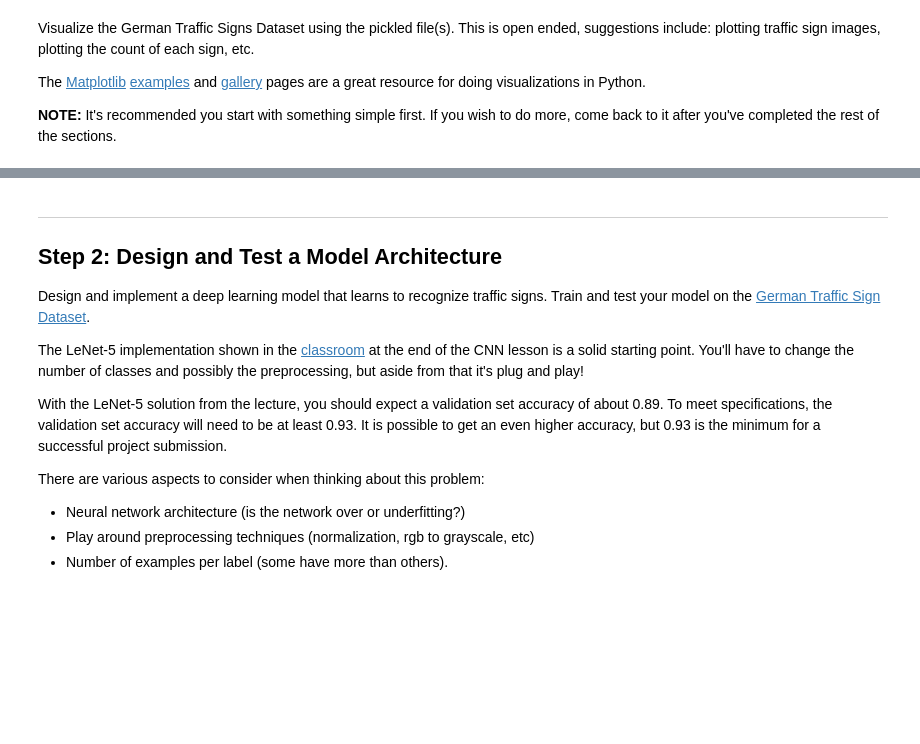
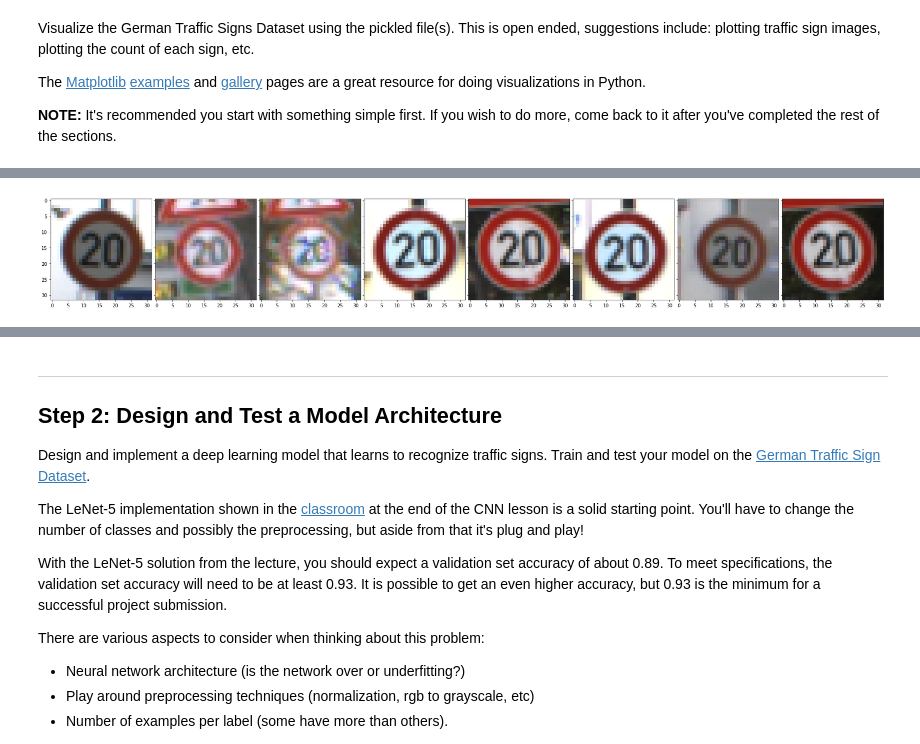
Before and after one commit to alexvonduar/CarND-Traffic-Sign-Classifier-Project, a Jupyter notebook: Traffic_Sign_Classifier.ipynb, the cells around one changed output, grey strips where cells are left out. Saved outputs shown, nothing was run; the diff lists cells and outputs as text; code cells hidden in the pictures; blank space fills up the shorter version.

```diff
--- a/Traffic_Sign_Classifier.ipynb
+++ b/Traffic_Sign_Classifier.ipynb
@@ -57,6 +57,7 @@ Complete the basic data summary below. Use python, numpy and/or pandas methods t
 # %%
 ### Replace each question mark with the appropriate value.
 ### Use python, pandas or numpy methods rather than hard coding the results
+import numpy as np
 
 # TODO: Number of training examples
 n_train = len(X_train)
@@ -69,7 +70,7 @@ image_shape = X_train[0].shape
 image_depth = image_shape[2]
 
 # TODO: How many unique classes/labels there are in the dataset.
-n_classes = 43
+n_classes = np.unique(y_train).shape[0]
 
 print("Number of training examples =", n_train)
 print("Number of testing examples =", n_test)
@@ -90,20 +91,3 @@ Visualize the German Traffic Signs Dataset using the pickled file(s). This is op
 The [Matplotlib](http://matplotlib.org/) [examples](http://matplotlib.org/examples/index.html) and [gallery](http://matplotlib.org/gallery.html) pages are a great resource for doing visualizations in Python.
 
 **NOTE:** It's recommended you start with something simple first. If you wish to do more, come back to it after you've completed the rest of the sections.
-# %%
-### Data exploration visualization code goes here.
-### Feel free to use as many code cells as needed.
-import random
-import numpy as np
-import matplotlib.pyplot as plt
-# Visualizations will be shown in the notebook.
-%matplotlib inline
-
-def show_image(images, index):
-    image = images[index].squeeze()
-    plt.figure(figsize=(1,1))
-    plt.imshow(image)
-    print(y_train[index])
-
-index = random.randint(0, len(X_train))
-image = show_image(X_train, index)
@@ -112,0 +94,64 @@ image = show_image(X_train, index)
+# %%
+### Data exploration visualization code goes here.
+### Feel free to use as many code cells as needed.
+import random
+import numpy as np
+import matplotlib.pyplot as plt
+import pandas as pd
+from sklearn.utils import shuffle
+from mpl_toolkits.axes_grid1 import ImageGrid
+
+
+# Visualizations will be shown in the notebook.
+%matplotlib inline
+
+def show_image(images, index):
+    image = images[index].squeeze()
+    print("min ", np.amin(image[:,:,0]), np.amax(image[:,:,0]))
+    plt.figure(figsize=(1,1))
+    plt.imshow(image)
+    print(y_train[index])
+
+#index = random.randint(0, len(X_train))
+#print("index ", index)
+#index = 24752
+#image = show_image(X_train, index)
+
+traffic_labels = pd.read_csv('signnames.csv', sep=',')
+
+def trafficSignName(num):
+    return traffic_labels[traffic_labels['ClassId']==num]['SignName'][num]
+
+for i in range(n_classes):
+    n = np.count_nonzero(y_train == i)
+    condlist = [y_train == i]
+    choicelist = [range(n_train)]
+    l = np.where(y_train == i)
+    l = shuffle(l[0])
+    print("label[ ", i, "]:", n, " name: ", trafficSignName(i))
+    #print("list ", l)
+    num = 8
+    fig = plt.figure(1, (32., 32.))
+    grid = ImageGrid(fig, 111,  # similar to subplot(111)
+                 nrows_ncols=(1, num),  # creates 2x2 grid of axes
+                 axes_pad=0.1,  # pad between axes in inch.
+                 )
+    for j in range(num):
+        im = X_train[l[j]]
+        grid[j].imshow(im)
+    plt.show()
+
+fig, ax = plt.subplots()
+
+# the histogram of the data
+n, bins, patches = ax.hist(y_train, n_classes)
+
+# add a 'best fit' line
+ax.set_xlabel('Label Id')
+ax.set_ylabel('Number of Images')
+ax.set_title(r'Train Image Distribution')
+
+# Tweak spacing to prevent clipping of ylabel
+fig.tight_layout()
+plt.show()
+# %% [output]
@@ -112,0 +159 @@ image = show_image(X_train, index)
+[figure, added]
```
Also changed, not shown: parts of 7 cells of this notebook.
